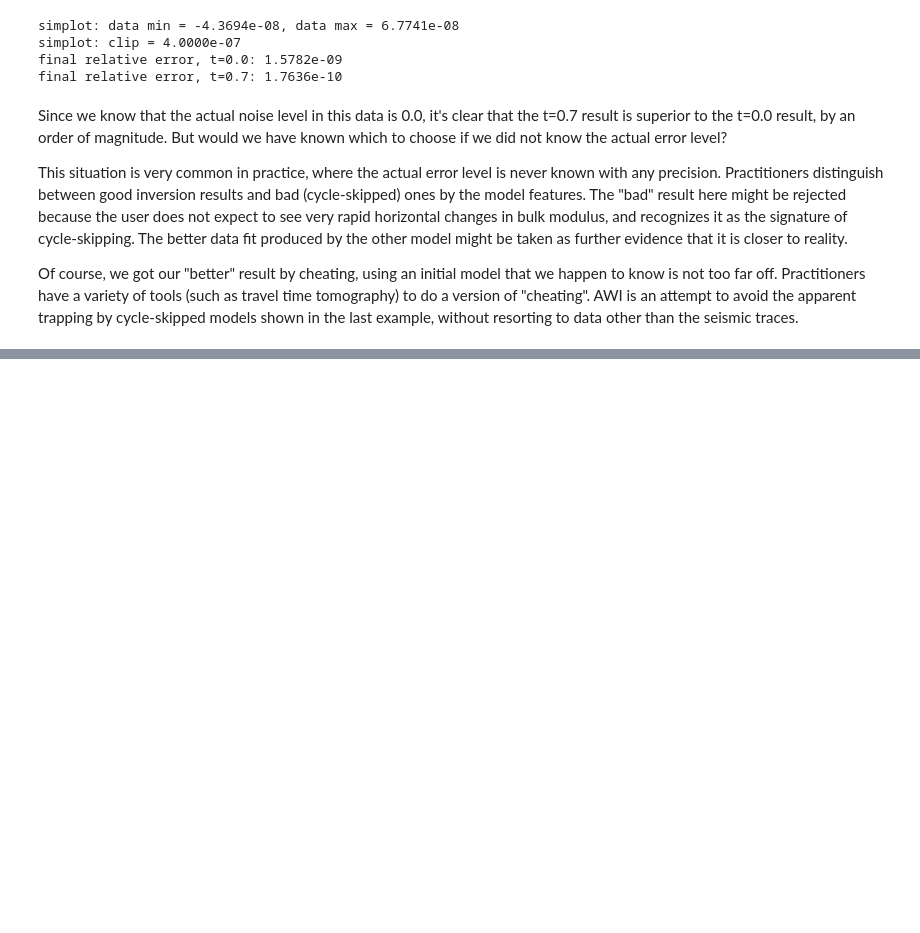
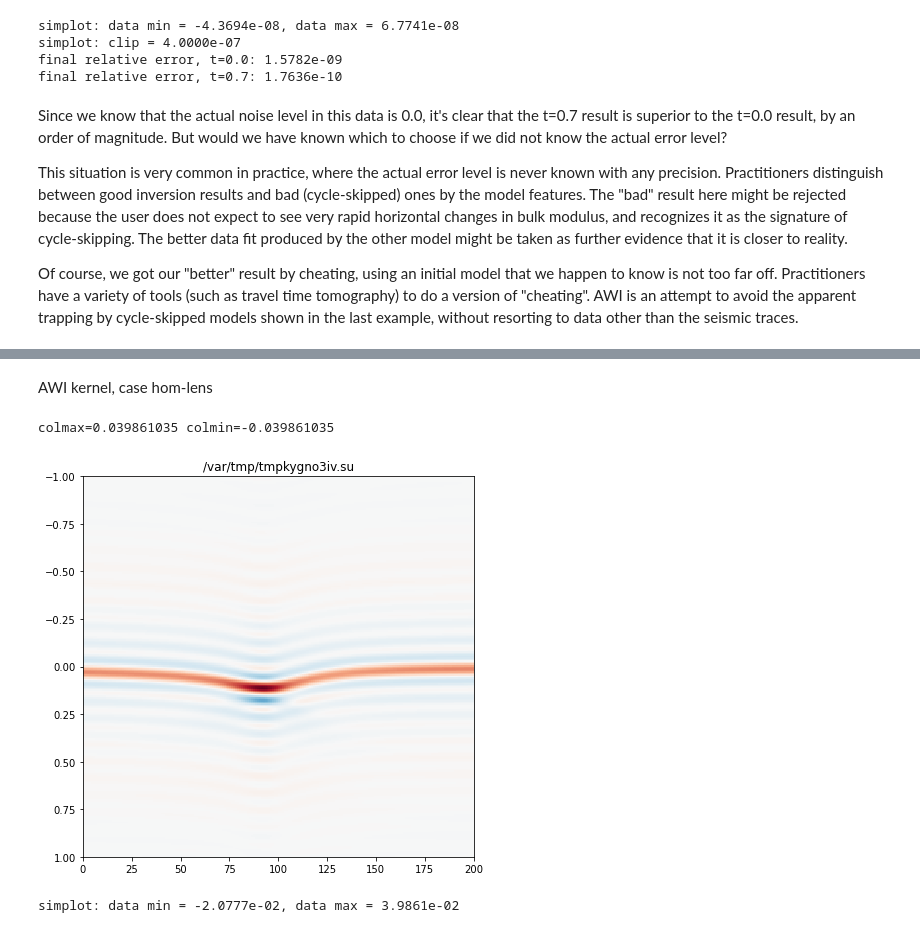
Before and after one commit to wwsorcas/trip, a Jupyter notebook: pyrvl/awivc.ipynb, the cells around one changed output, grey strips where cells are left out. Cells and saved outputs as stored; diff of their text form; code cells hidden in the pictures; blank space fills up the shorter version.

```diff
--- a/pyrvl/awivc.ipynb
+++ b/pyrvl/awivc.ipynb
@@ -1060,0 +1194,8 @@ $$
+# %% [markdown]
+AWI kernel, case hom-lens
+# %%
+linalg.simplot(baruhl.data)
+# %% [output]
+colmax=0.039861035 colmin=-0.039861035
+[figure, added]
+simplot: data min = -2.0777e-02, data max = 3.9861e-02
```
Also changed, not shown: parts of 35 cells of this notebook, 1 other file.
